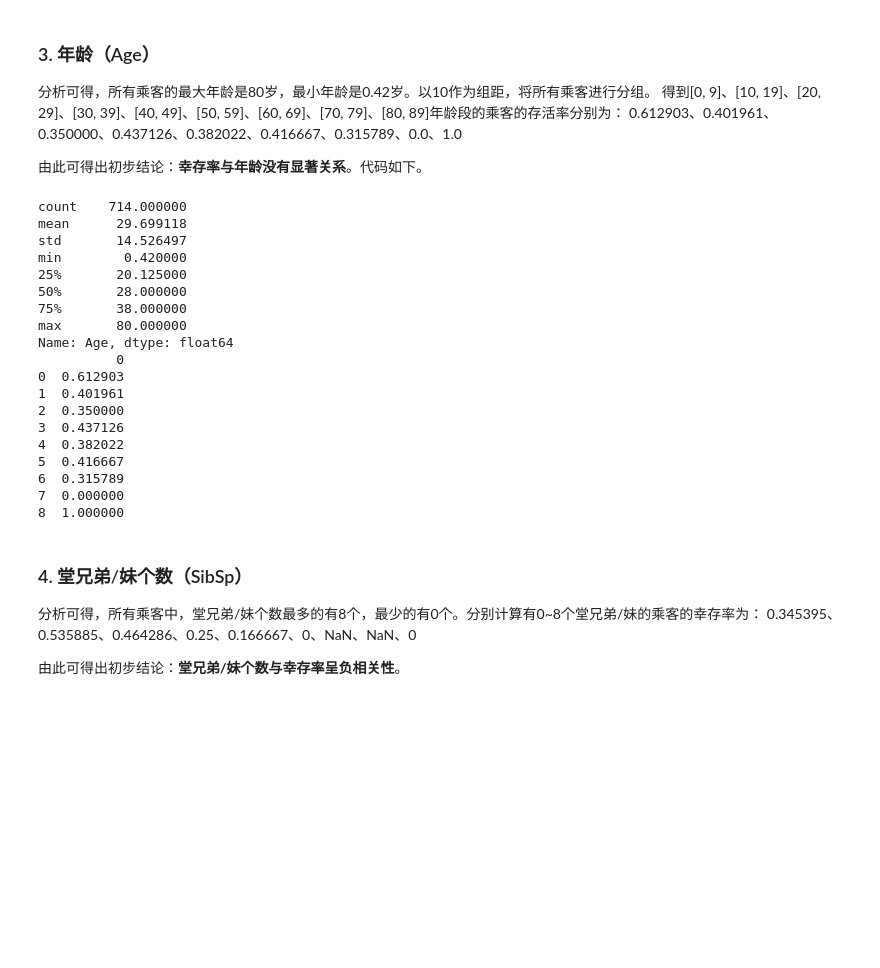
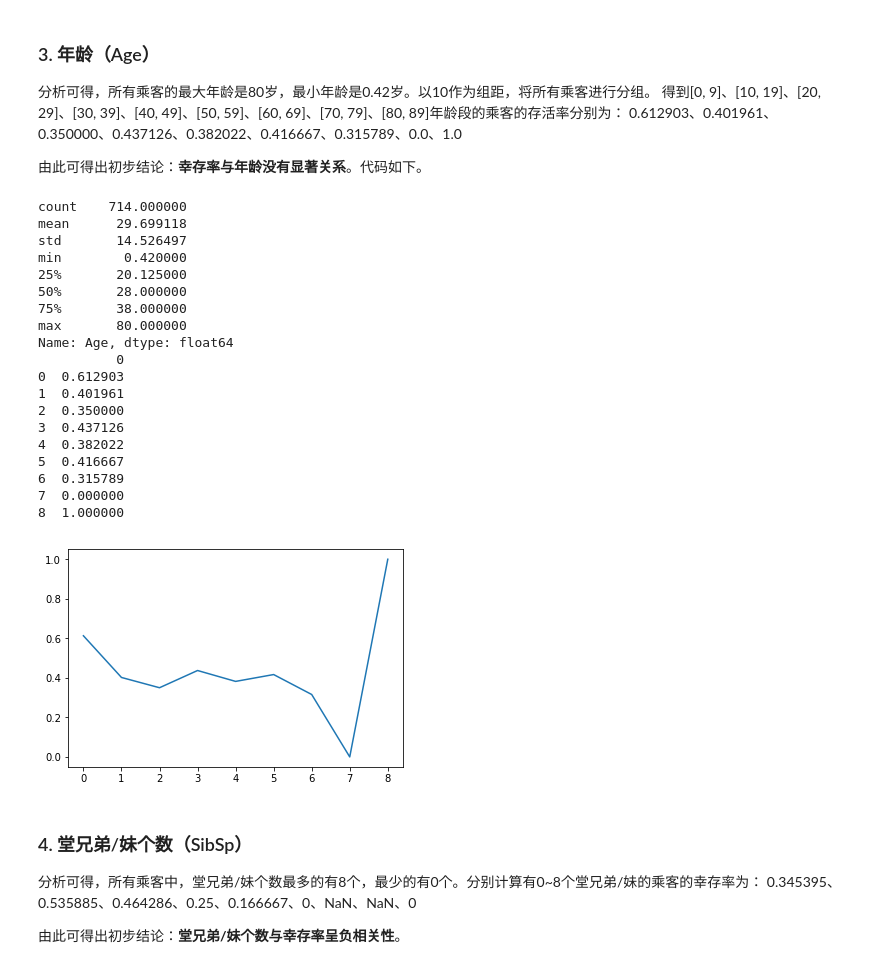
Before and after one commit to dongrenguang/titanic-analysis, a Jupyter notebook: titanic-analysis.ipynb, the cells around one changed output. Drawn from its saved outputs; the diff is of its cells as text; code cells hidden in the pictures; blank space fills up the shorter version.

```diff
--- a/titanic-analysis.ipynb
+++ b/titanic-analysis.ipynb
@@ -65,34 +80,39 @@ print data['Age'].describe()
 n_age = [0] * 9
 n_s_age = [0] * 9
 for i in range(num):
     age = data.iloc[i].Age
     if not pd.isnull(age):
         age_type = int(age / 10)
         n_age[age_type] += 1
         if data.iloc[i].Survived == 1:
             n_s_age[age_type] += 1
 
-print pd.DataFrame(n_s_age) / pd.DataFrame(n_age)
+result = pd.DataFrame(n_s_age) / pd.DataFrame(n_age)
+print result
+
+plt.plot(range(len(result)), result)
+plt.show()
 # %% [output]
 count    714.000000
 mean      29.699118
 std       14.526497
 min        0.420000
 25%       20.125000
 50%       28.000000
 75%       38.000000
 max       80.000000
 Name: Age, dtype: float64
           0
 0  0.612903
 1  0.401961
 2  0.350000
 3  0.437126
 4  0.382022
 5  0.416667
 6  0.315789
 7  0.000000
 8  1.000000
+[figure, added]
 # %% [markdown]
 ### 4.  堂兄弟/妹个数（SibSp）
 
```
Also changed, not shown: parts of 6 cells of this notebook, 2 other files.
